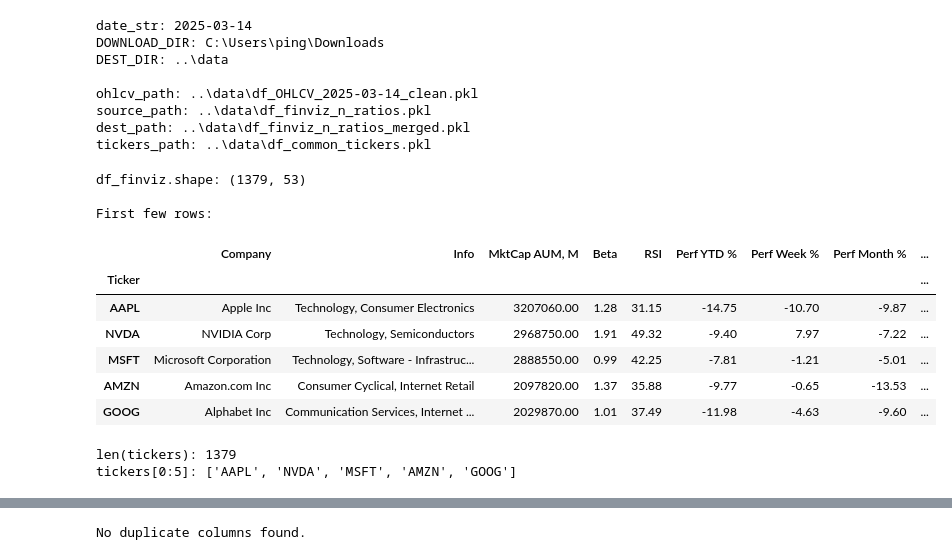
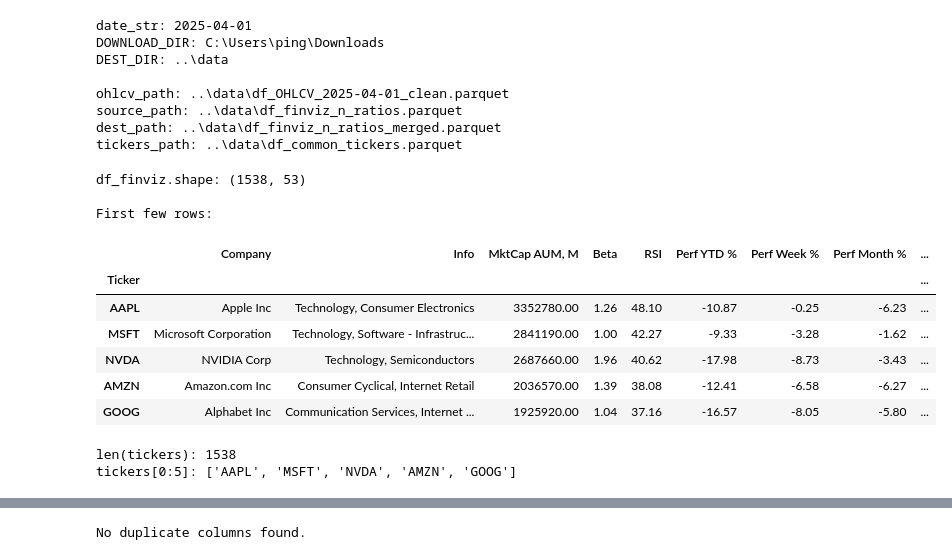
Before and after one commit to pympk/py311, a Jupyter notebook: stocks/notebooks/py5_append_columns_v3.ipynb, the cells around one changed output, grey strips where cells are left out. Cells and saved outputs as stored; diff of their text form; code cells hidden in the pictures.

```diff
--- a/stocks/notebooks/py5_append_columns_v3.ipynb
+++ b/stocks/notebooks/py5_append_columns_v3.ipynb
@@ -48,24 +48,24 @@ print(f"DOWNLOAD_DIR: {DOWNLOAD_DIR}")
 print(f"DEST_DIR: {DEST_DIR}\n")
 
 # Build paths
-ohlcv_path = Path(DEST_DIR) / f'df_OHLCV_{date_str}_clean.pkl'
-source_path = Path(DEST_DIR) / f'df_finviz_n_ratios.pkl'
-dest_path = Path(DEST_DIR) / f'df_finviz_n_ratios_merged.pkl'
-tickers_path = Path(DEST_DIR) / f'df_common_tickers.pkl'
+ohlcv_path = Path(DEST_DIR) / f'df_OHLCV_{date_str}_clean.parquet'
+source_path = Path(DEST_DIR) / f'df_finviz_n_ratios.parquet'
+dest_path = Path(DEST_DIR) / f'df_finviz_n_ratios_merged.parquet'
+tickers_path = Path(DEST_DIR) / f'df_common_tickers.parquet'
 
 print(f"ohlcv_path: {ohlcv_path}")
 print(f"source_path: {source_path}")
 print(f"dest_path: {dest_path}")
 print(f"tickers_path: {tickers_path}")
 # %% [output]
-date_str: 2025-03-14
+date_str: 2025-04-01
 DOWNLOAD_DIR: C:\Users\ping\Downloads
 DEST_DIR: ..\data
 
-ohlcv_path: ..\data\df_OHLCV_2025-03-14_clean.pkl
-source_path: ..\data\df_finviz_n_ratios.pkl
-dest_path: ..\data\df_finviz_n_ratios_merged.pkl
-tickers_path: ..\data\df_common_tickers.pkl
+ohlcv_path: ..\data\df_OHLCV_2025-04-01_clean.parquet
+source_path: ..\data\df_finviz_n_ratios.parquet
+dest_path: ..\data\df_finviz_n_ratios_merged.parquet
+tickers_path: ..\data\df_common_tickers.parquet
 # %%
 import pandas as pd
 
@@ -76,33 +76,33 @@ pd.set_option('display.max_columns', None)  # Show all columns
 # pd.set_option('display.max_colwidth', None) # Show full content of each cell
 pd.options.display.float_format = '{:.2f}'.format
 # %%
-# Load the pickle file into a DataFrame
-df_finviz = pd.read_pickle(source_path)
+# Load the parquet file into a DataFrame
+df_finviz = pd.read_parquet(source_path)
 
 # Display basic information about the DataFrame
 print(f"df_finviz.shape: {df_finviz.shape}")
 print("\nFirst few rows:")
 df_finviz.head()
 # %% [output]
-df_finviz.shape: (1379, 53)
+df_finviz.shape: (1538, 53)
 
 First few rows:
 |  | Company | Info | MktCap AUM, M | Beta | RSI | Perf YTD % | Perf Week % | Perf Month % | ... |
 | Ticker |  |  |  |  |  |  |  |  | ... |
-| AAPL | Apple Inc | Technology, Consumer Electronics | 3207060.00 | 1.28 | 31.15 | -14.75 | -10.70 | -9.87 | ... |
-| NVDA | NVIDIA Corp | Technology, Semiconductors | 2968750.00 | 1.91 | 49.32 | -9.40 | 7.97 | -7.22 | ... |
-| MSFT | Microsoft Corporation | Technology, Software - Infrastruc... | 2888550.00 | 0.99 | 42.25 | -7.81 | -1.21 | -5.01 | ... |
-| AMZN | Amazon.com Inc | Consumer Cyclical, Internet Retail | 2097820.00 | 1.37 | 35.88 | -9.77 | -0.65 | -13.53 | ... |
-| GOOG | Alphabet Inc | Communication Services, Internet ... | 2029870.00 | 1.01 | 37.49 | -11.98 | -4.63 | -9.60 | ... |
+| AAPL | Apple Inc | Technology, Consumer Electronics | 3352780.00 | 1.26 | 48.10 | -10.87 | -0.25 | -6.23 | ... |
+| MSFT | Microsoft Corporation | Technology, Software - Infrastruc... | 2841190.00 | 1.00 | 42.27 | -9.33 | -3.28 | -1.62 | ... |
+| NVDA | NVIDIA Corp | Technology, Semiconductors | 2687660.00 | 1.96 | 40.62 | -17.98 | -8.73 | -3.43 | ... |
+| AMZN | Amazon.com Inc | Consumer Cyclical, Internet Retail | 2036570.00 | 1.39 | 38.08 | -12.41 | -6.58 | -6.27 | ... |
+| GOOG | Alphabet Inc | Communication Services, Internet ... | 1925920.00 | 1.04 | 37.16 | -16.57 | -8.05 | -5.80 | ... |
 # %%
-df_common_tickers = pd.read_pickle(tickers_path)
+df_common_tickers = pd.read_parquet(tickers_path)
 tickers = df_common_tickers.index.to_list()
 
 print(f'len(tickers): {len(tickers)}')
 print(f'tickers[0:5]: {tickers[0:5]}')
 # %% [output]
-len(tickers): 1379
-tickers[0:5]: ['AAPL', 'NVDA', 'MSFT', 'AMZN', 'GOOG']
+len(tickers): 1538
+tickers[0:5]: ['AAPL', 'MSFT', 'NVDA', 'AMZN', 'GOOG']
 # %%
 import pandas as pd
 import numpy as np  # Import numpy
```
Also changed, not shown: parts of 3 cells of this notebook, 15 other files.
